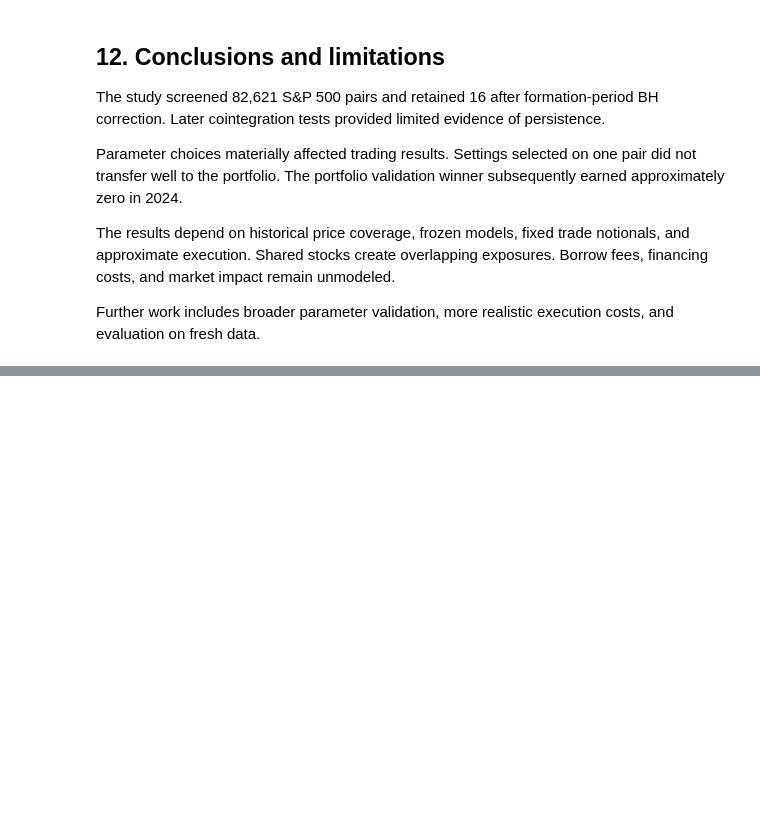
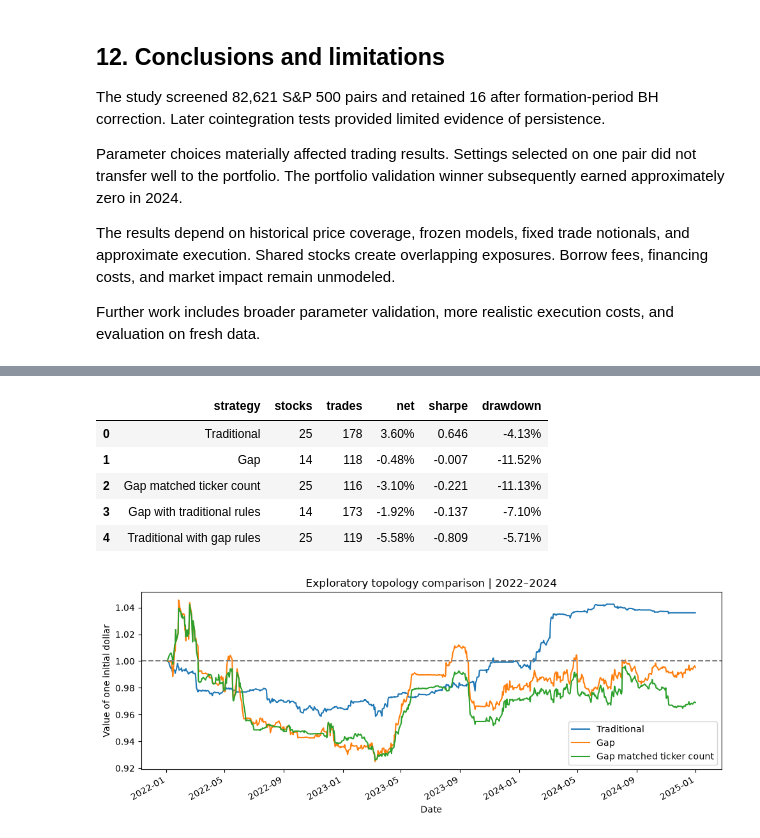
Before and after one commit to mindyminjunliao-create/pairs_trading_strategy, a Jupyter notebook: notebooks/pairs_trading_analysis.ipynb, the cells around one changed output, grey strips where cells are left out. Cells and saved outputs as stored; diff of their text form; code cells hidden in the pictures; blank space fills up the shorter version.

Commit message:
Update analysis and results

```diff
--- a/notebooks/pairs_trading_analysis.ipynb
+++ b/notebooks/pairs_trading_analysis.ipynb
@@ -1107,0 +1151,50 @@ execution costs, and evaluation on fresh data.
+# %%
+from pathlib import Path
+
+import pandas as pd
+import matplotlib.pyplot as plt
+from IPython.display import display
+
+ROOT = Path.cwd()
+if ROOT.name == "notebooks":
+    ROOT = ROOT.parent
+
+topology_dir = ROOT / "outputs/topology"
+
+topology_results = pd.read_csv(
+    topology_dir / "final_gap_summary.csv"
+)
+topology_equity = pd.read_csv(
+    topology_dir / "final_gap_equity.csv",
+    index_col=0,
+    parse_dates=True,
+)
+
+display(
+    topology_results[
+        ["strategy", "stocks", "trades", "net", "sharpe", "drawdown"]
+    ].style.format({
+        "net": "{:.2%}",
+        "sharpe": "{:.3f}",
+        "drawdown": "{:.2%}",
+    })
+)
+
+ax = topology_equity[
+    ["Traditional", "Gap", "Gap matched ticker count"]
+].plot(figsize=(10, 4))
+
+ax.axhline(1, color="gray", linestyle="--")
+ax.set_title("Exploratory topology comparison | 2022–2024")
+ax.set_ylabel("Value of one initial dollar")
+ax.set_xlabel("Date")
+plt.tight_layout()
+plt.show()
+# %% [output]
+|  | strategy | stocks | trades | net | sharpe | drawdown |
+| 0 | Traditional | 25 | 178 | 3.60% | 0.646 | -4.13% |
+| 1 | Gap | 14 | 118 | -0.48% | -0.007 | -11.52% |
+| 2 | Gap matched ticker count | 25 | 116 | -3.10% | -0.221 | -11.13% |
+| 3 | Gap with traditional rules | 14 | 173 | -1.92% | -0.137 | -7.10% |
+| 4 | Traditional with gap rules | 25 | 119 | -5.58% | -0.809 | -5.71% |
+[figure, added]
```
Also changed, not shown: parts of 2 cells of this notebook, 4 other files.
